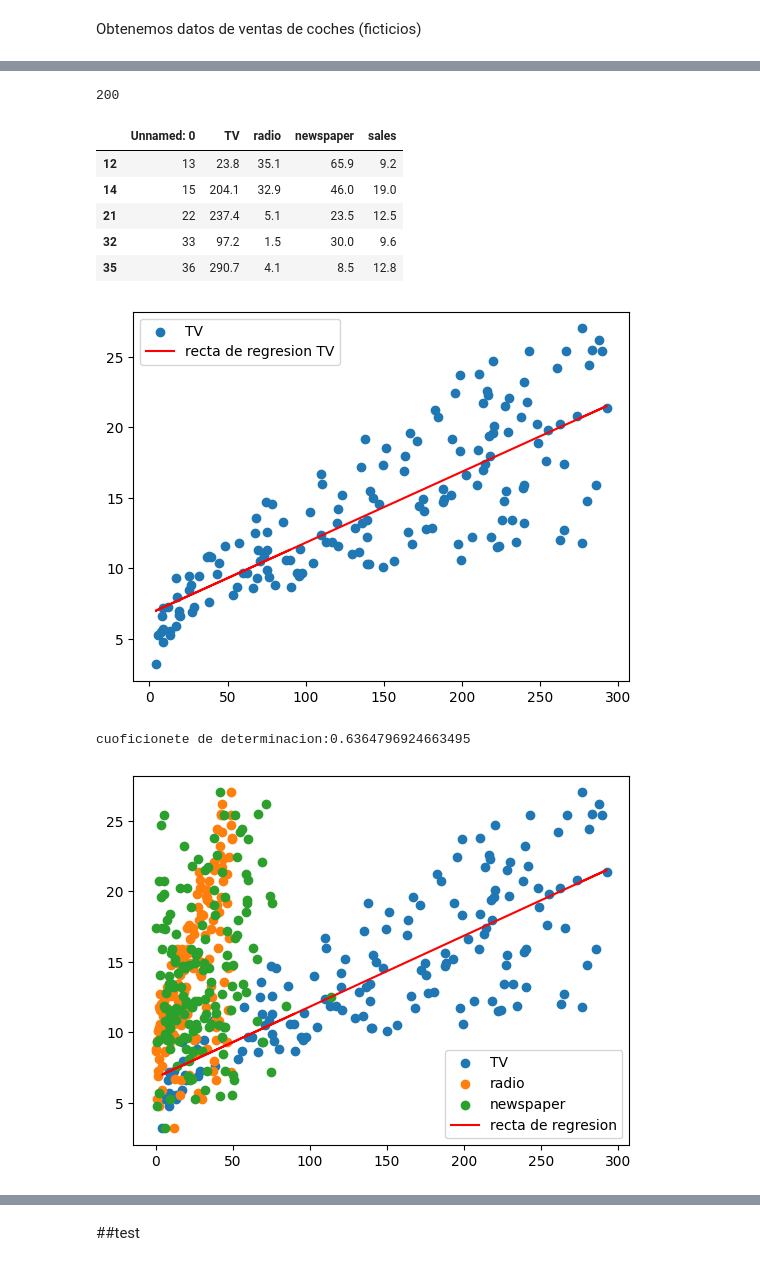
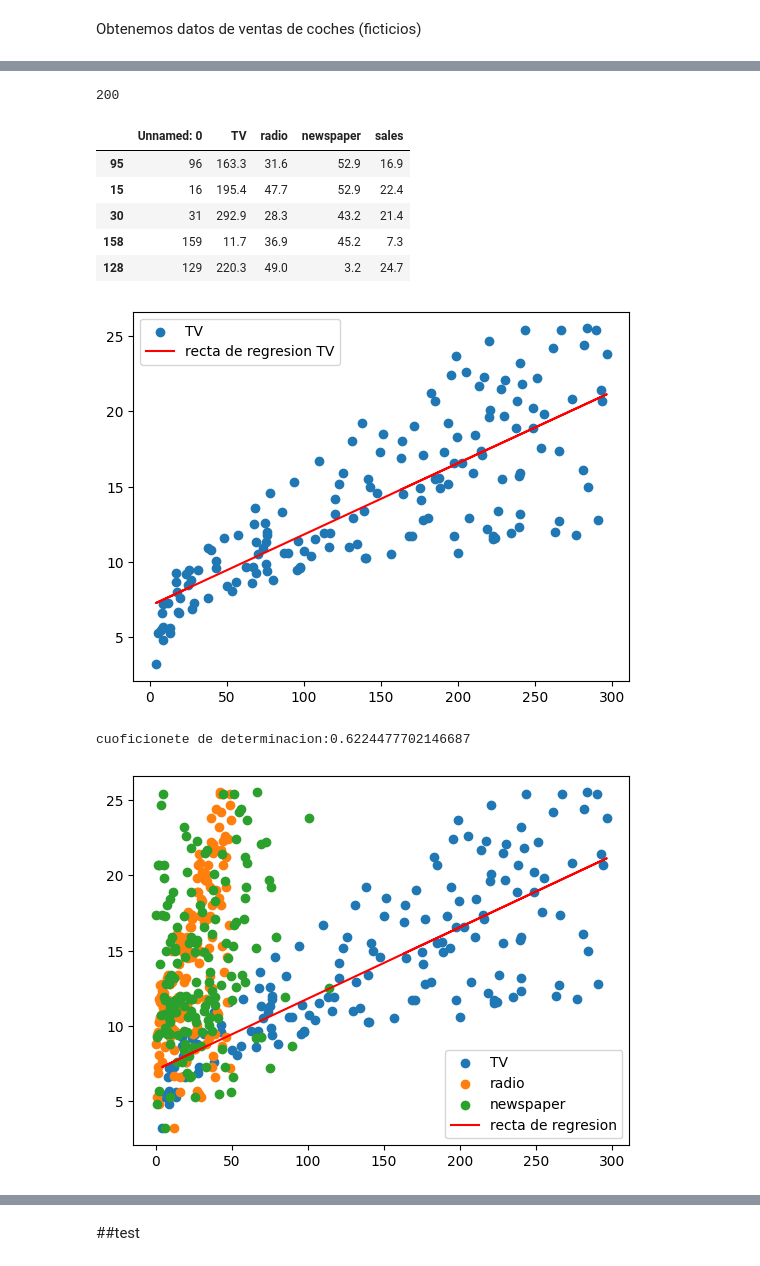
Before and after one commit to MarioAran/AI-con-python, a Jupyter notebook: modulo_4/act/regresión-multivariable.ipynb, the cells around one changed output, grey strips where cells are left out. Cells and saved outputs as stored; diff of their text form; code cells hidden in the pictures.

```diff
--- a/modulo_4/act/regresión-multivariable.ipynb
+++ b/modulo_4/act/regresión-multivariable.ipynb
@@ -51,43 +51,41 @@ lines = df['TV'].count()
 print(lines)
 value = lines * 0.8
 value2 = lines * 0.2
-train = df.sample(int(value))
+train = df.sample(frac=0.8,random_state=42)
 test = df.drop(train.index)
-#train.head()
-test.head()
+train.head()
 # %% [output]
 200
 |  | Unnamed: 0 | TV | radio | newspaper | sales |
-| 12 | 13 | 23.8 | 35.1 | 65.9 | 9.2 |
-| 14 | 15 | 204.1 | 32.9 | 46.0 | 19.0 |
-| 21 | 22 | 237.4 | 5.1 | 23.5 | 12.5 |
-| 32 | 33 | 97.2 | 1.5 | 30.0 | 9.6 |
-| 35 | 36 | 290.7 | 4.1 | 8.5 | 12.8 |
+| 95 | 96 | 163.3 | 31.6 | 52.9 | 16.9 |
+| 15 | 16 | 195.4 | 47.7 | 52.9 | 22.4 |
+| 30 | 31 | 292.9 | 28.3 | 43.2 | 21.4 |
+| 158 | 159 | 11.7 | 36.9 | 45.2 | 7.3 |
+| 128 | 129 | 220.3 | 49.0 | 3.2 | 24.7 |
 # %%
 %matplotlib inline
 import matplotlib.pyplot as plt
 from sklearn.preprocessing import StandardScaler
 import statsmodels.api as sm
 from scipy import stats
 
 scale = StandardScaler()
 
 X = train[['TV', 'radio', 'newspaper']] # con doble corchete el resultado es otro DF
 X_scaled = scale.fit_transform(X)
 y = train[['sales']] #el resultado es una Serie
 X = sm.add_constant(X) #Añade una columna de 1nos para poder obtener B, la ordenada al origen
 slope, intercept, r_value, p_value, std_err = stats.linregress(X['TV'],y['sales'])
-slope, intercept, r_value, p_value, std_err = stats.linregress(X['TV'],y['sales'])
 
 plt.scatter(X['TV'],y['sales'],label = 'TV' )
 plt.plot(X['TV'] ,slope * X['TV'] + intercept, color="red",label='recta de regresion TV')
 plt.legend()
 plt.show()
 
 print(f"cuoficionete de determinacion:{r_value ** 2}")
 # %% [output]
-[figure, old version]
+[figure, new version]
-cuoficionete de determinacion:0.6364796924663495
+cuoficionete de determinacion:0.6224477702146687
 # %%
 plt.scatter(X['TV'],y['sales'],label = 'TV' )
 plt.scatter(X['radio'],y['sales'],label = 'radio')
@@ -96,4 +94,4 @@ plt.plot(X['TV'] ,slope * X['TV'] + intercept, color="red",label='recta de regre
 plt.legend()
 plt.show()
 # %% [output]
-[figure, old version]
+[figure, new version]
```
Also changed, not shown: parts of 3 cells of this notebook.
